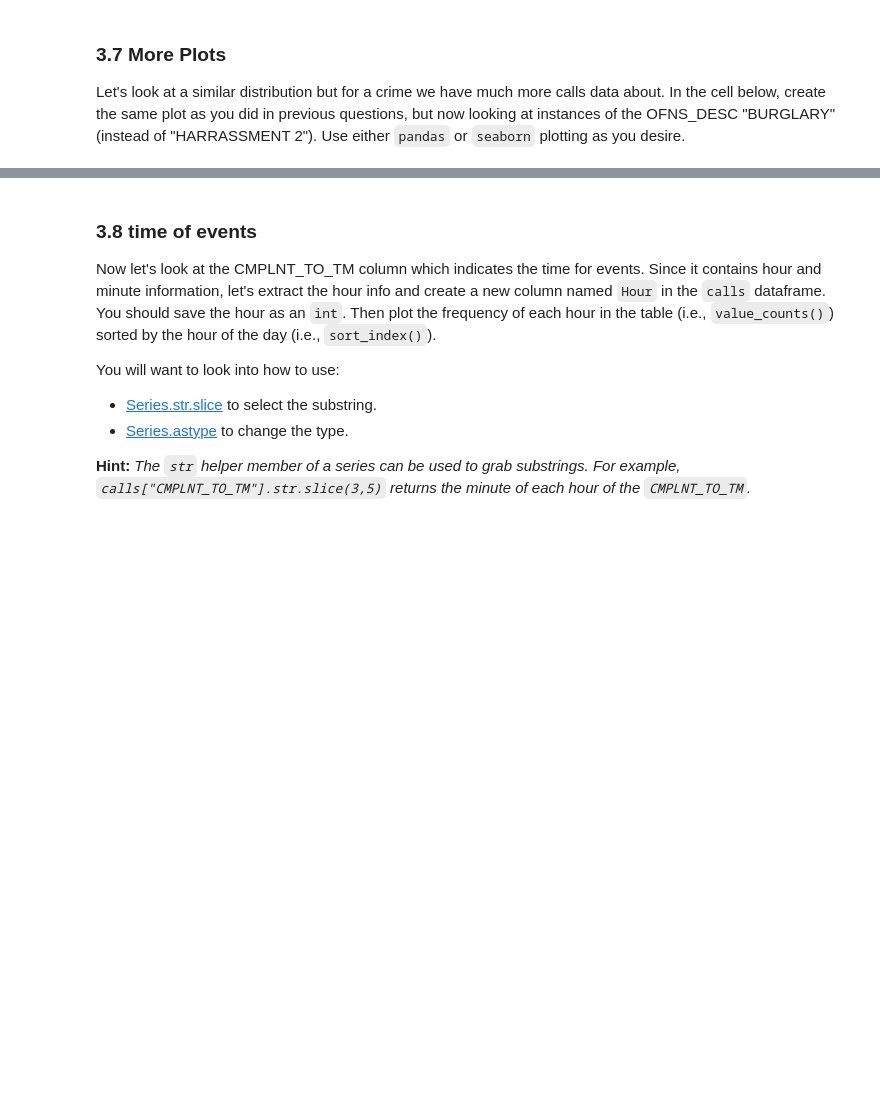
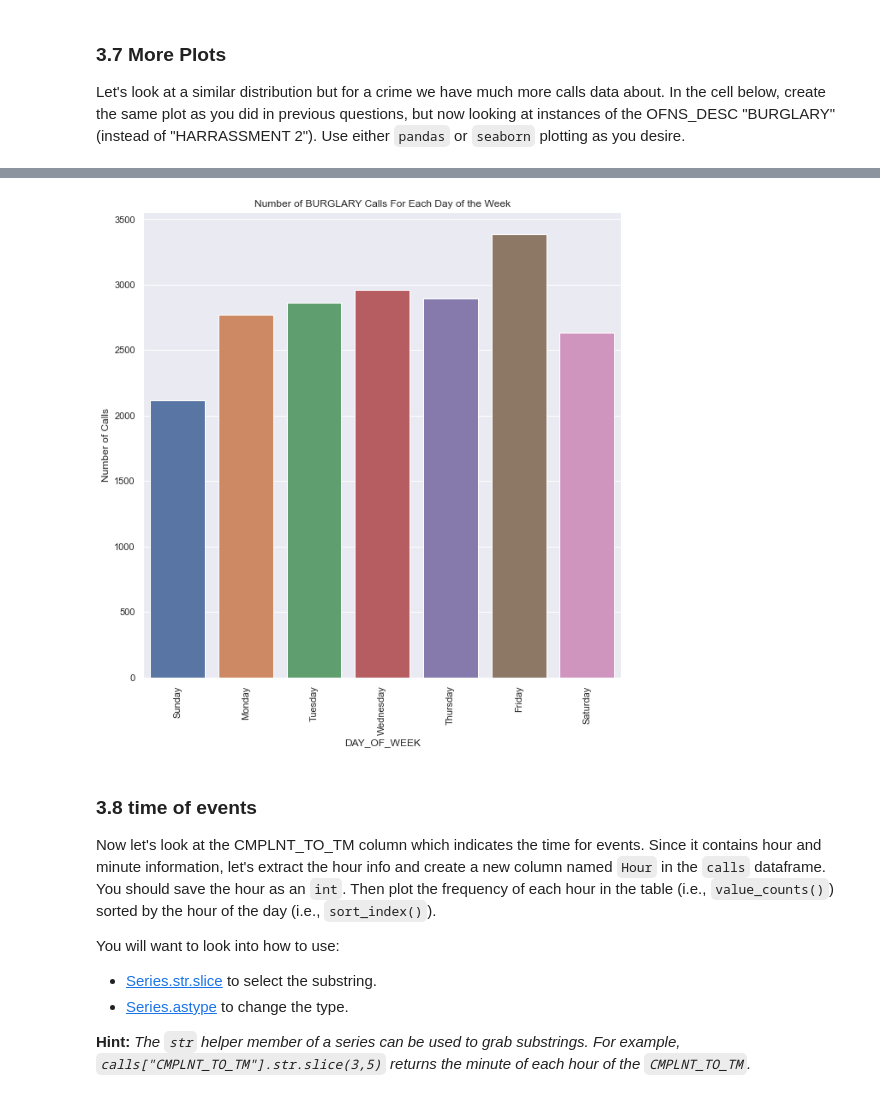
Before and after one commit to aarif-razak/cs439Work, a Jupyter notebook: Lab3/Release Lab 3 - Exploratory Data Analysis - V2.ipynb, the cells around one changed output, grey strips where cells are left out. Saved outputs shown, nothing was run; the diff lists cells and outputs as text; code cells hidden in the pictures; blank space fills up the shorter version.

```diff
--- a/Lab3/Release Lab 3 - Exploratory Data Analysis - V2.ipynb
+++ b/Lab3/Release Lab 3 - Exploratory Data Analysis - V2.ipynb
@@ -660,3 +670,26 @@ Let's look at a similar distribution but for a crime we have much more calls dat
+# %%
+### BEGIN SOLUTION
+
+
+robbers = calls.loc[calls['OFNS_DESC'] == "BURGLARY"] #use loc to grab, no need to value_counts since this is sns
+
+data5 = pd.DataFrame(data = robbers)
+
+sns.set(rc = {'figure.figsize':(10,10)})
+
+ax = sns.countplot(data= data5, x = "DAY_OF_WEEK", order = days)
+ax.set_title("Number of BURGLARY Calls For Each Day of the Week")
+ax.set_ylabel("Number of Calls")
+ax.set_xlabel("DAY_OF_WEEK")
+ax.set_xticklabels(labels = days, rotation = 90)
+
+end;
+
+
+
+### END SOLUTION
+# %% [output]
+[figure, added]
 # %% [markdown]
 ### 3.8 time of events
 
```
Also changed, not shown: parts of 6 cells of this notebook.
